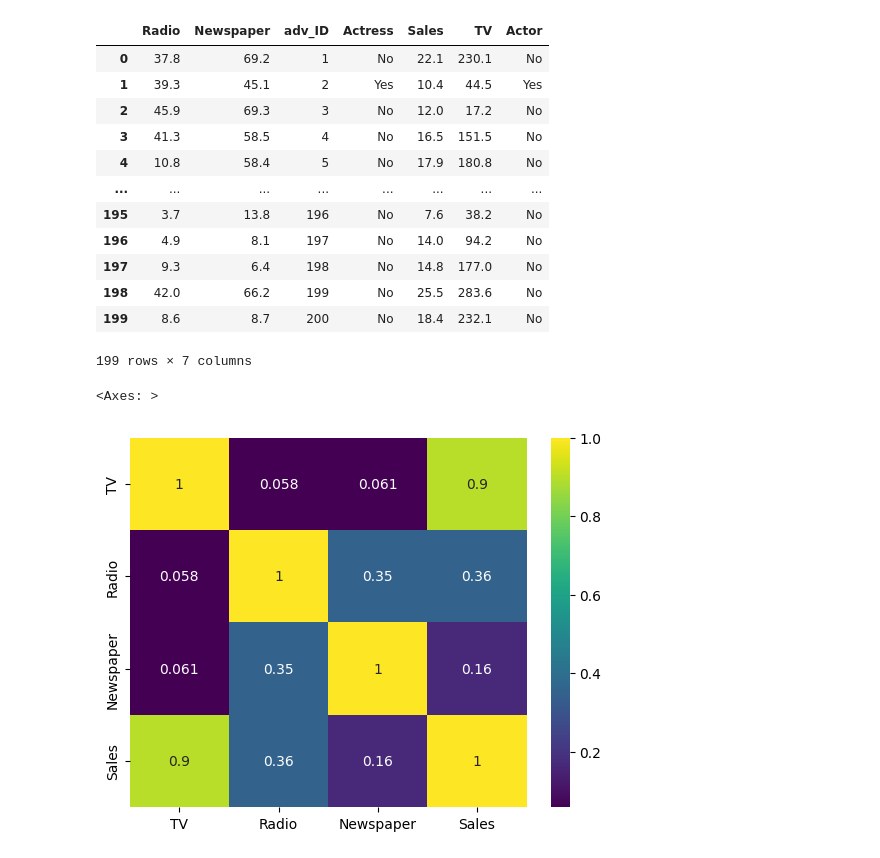
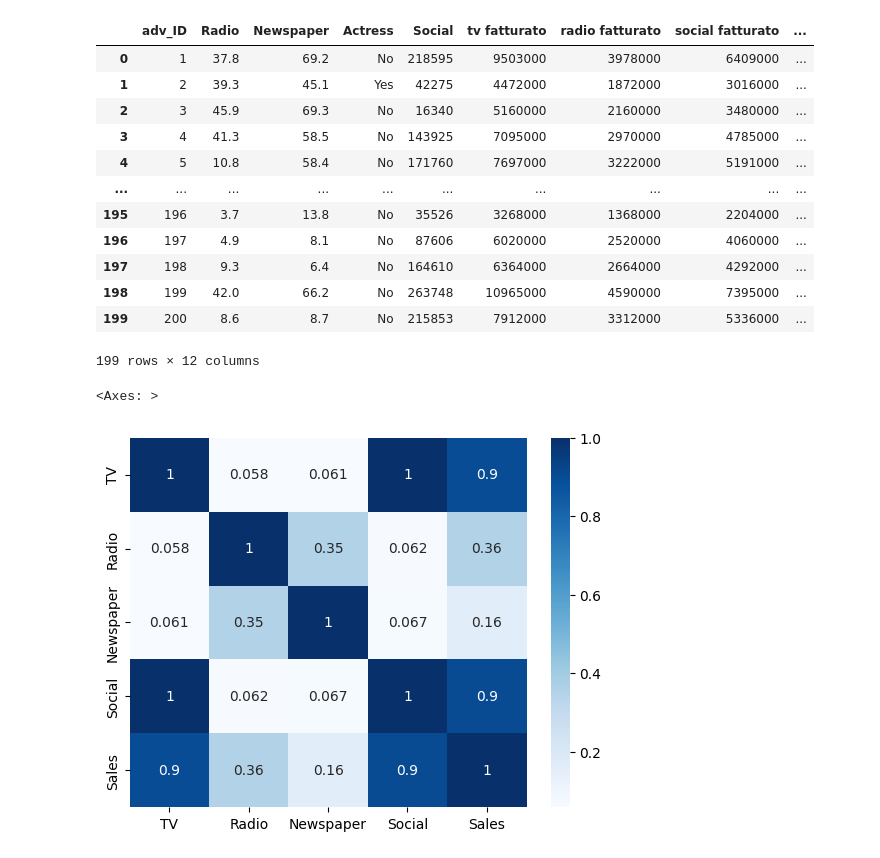
Before and after one commit to epuntata/daita-final-project, a Jupyter notebook: 03_data_exploration.ipynb, the cells around one changed output. Saved outputs shown, nothing was run; the diff lists cells and outputs as text; code cells hidden in the pictures.

```diff
--- a/03_data_exploration.ipynb
+++ b/03_data_exploration.ipynb
@@ -228,0 +9,3 @@ df
+# %%
+df = pd.read_csv(".\\result.csv")
+df
@@ -230,23 +27,23 @@ df
 df = df.loc[df['Sales']<500]
 df
 # %% [output]
-|  | Radio | Newspaper | adv_ID | Actress | Sales | TV | Actor |
-| 0 | 37.8 | 69.2 | 1 | No | 22.1 | 230.1 | No |
-| 1 | 39.3 | 45.1 | 2 | Yes | 10.4 | 44.5 | Yes |
-| 2 | 45.9 | 69.3 | 3 | No | 12.0 | 17.2 | No |
-| 3 | 41.3 | 58.5 | 4 | No | 16.5 | 151.5 | No |
-| 4 | 10.8 | 58.4 | 5 | No | 17.9 | 180.8 | No |
-| ... | ... | ... | ... | ... | ... | ... | ... |
-| 195 | 3.7 | 13.8 | 196 | No | 7.6 | 38.2 | No |
-| 196 | 4.9 | 8.1 | 197 | No | 14.0 | 94.2 | No |
-| 197 | 9.3 | 6.4 | 198 | No | 14.8 | 177.0 | No |
-| 198 | 42.0 | 66.2 | 199 | No | 25.5 | 283.6 | No |
-| 199 | 8.6 | 8.7 | 200 | No | 18.4 | 232.1 | No |
+|  | adv_ID | Radio | Newspaper | Actress | Social | tv fatturato | radio fatturato | social fatturato | ... |
+| 0 | 1 | 37.8 | 69.2 | No | 218595 | 9503000 | 3978000 | 6409000 | ... |
+| 1 | 2 | 39.3 | 45.1 | Yes | 42275 | 4472000 | 1872000 | 3016000 | ... |
+| 2 | 3 | 45.9 | 69.3 | No | 16340 | 5160000 | 2160000 | 3480000 | ... |
+| 3 | 4 | 41.3 | 58.5 | No | 143925 | 7095000 | 2970000 | 4785000 | ... |
+| 4 | 5 | 10.8 | 58.4 | No | 171760 | 7697000 | 3222000 | 5191000 | ... |
+| ... | ... | ... | ... | ... | ... | ... | ... | ... | ... |
+| 195 | 196 | 3.7 | 13.8 | No | 35526 | 3268000 | 1368000 | 2204000 | ... |
+| 196 | 197 | 4.9 | 8.1 | No | 87606 | 6020000 | 2520000 | 4060000 | ... |
+| 197 | 198 | 9.3 | 6.4 | No | 164610 | 6364000 | 2664000 | 4292000 | ... |
+| 198 | 199 | 42.0 | 66.2 | No | 263748 | 10965000 | 4590000 | 7395000 | ... |
+| 199 | 200 | 8.6 | 8.7 | No | 215853 | 7912000 | 3312000 | 5336000 | ... |
-199 rows × 7 columns
+199 rows × 12 columns
 # %%
-dati = df[['TV','Radio','Newspaper','Sales']]
-sns.heatmap(dati.corr(), annot=True, cmap='viridis')
+dati = df[['TV','Radio','Newspaper', 'Social', 'Sales']]
+sns.heatmap(dati.corr(), annot=True, cmap='Blues')
 # %% [output]
 <Axes: >
-[figure, old version]
+[figure, new version]
 # %%
```
Also changed, not shown: parts of 11 cells of this notebook.
